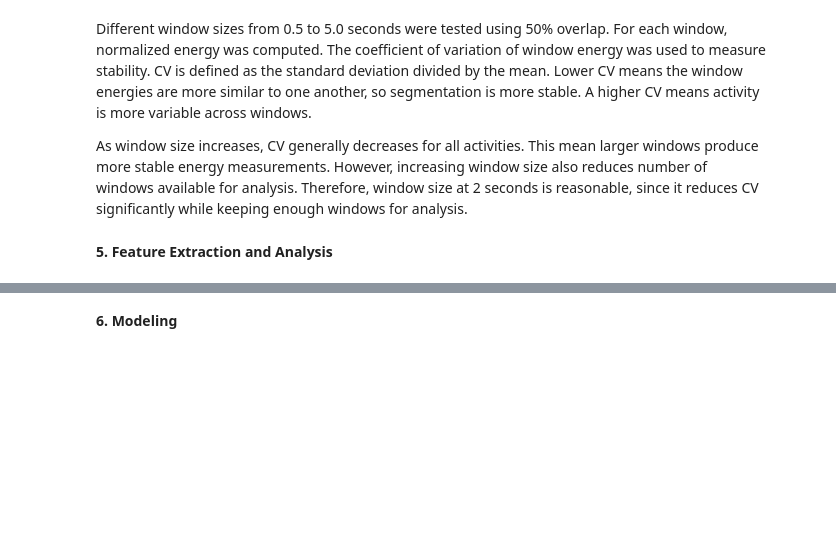
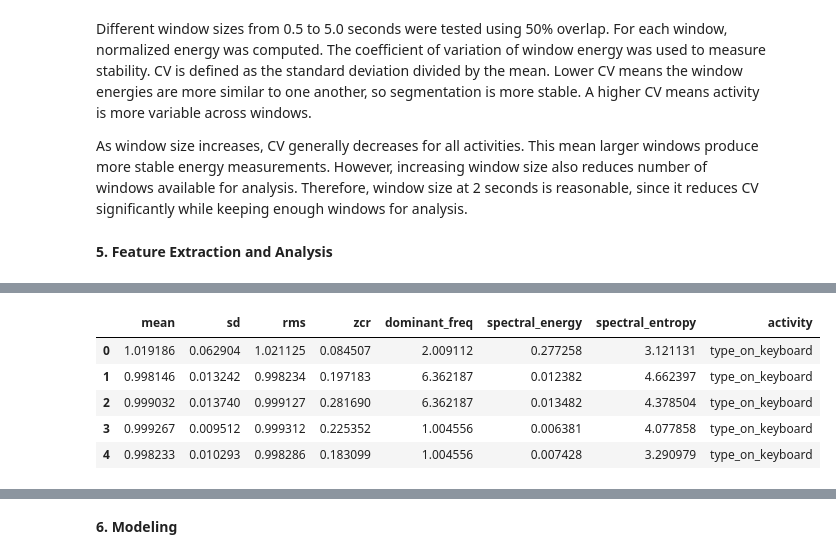
Before and after one commit to jaye311/CS156-Intro-To-AI-Project, a Jupyter notebook: main.ipynb, the cells around one changed output, grey strips where cells are left out. Saved outputs shown, nothing was run; the diff lists cells and outputs as text; code cells hidden in the pictures; blank space fills up the shorter version.

```diff
--- a/main.ipynb
+++ b/main.ipynb
@@ -288,3 +292,83 @@ Different window sizes from 0.5 to 5.0 seconds were tested using 50% overlap. Fo
 As window size increases, CV generally decreases for all activities. This mean larger windows produce more stable energy measurements. However, increasing window size also reduces number of windows available for analysis. Therefore, window size at 2 seconds is reasonable, since it reduces CV significantly while keeping enough windows for analysis.
 # %% [markdown]
 __5. Feature Extraction and Analysis__
+# %%
+from scipy.stats import entropy
+# Feature Extraction from 3-second windows
+WINDOW_SEC = 3.0
+OVERLAP = 0.5   # 50% overlap
+
+def zero_crossing_rate(x):
+    x = np.asarray(x)
+    x_centered = x - np.mean(x)   # center first so crossings are meaningful
+    signs = np.sign(x_centered)
+    signs[signs == 0] = 1
+    return np.mean(signs[:-1] != signs[1:])
+
+def spectral_entropy_from_power(power):
+    power = np.asarray(power, dtype=float)
+    power = power[power > 0]
+    if len(power) == 0:
+        return 0.0
+    p = power / power.sum()
+    return entropy(p, base=2)
+
+def extract_window_features(signal, fs):
+    signal = np.asarray(signal, dtype=float)
+
+    #time domain features
+    mean_val = np.mean(signal)
+    sd_val = np.std(signal)
+    rms_val = np.sqrt(np.mean(signal**2))
+    zcr_val = zero_crossing_rate(signal)
+
+    #frequency domain features
+    detrended = signal - np.mean(signal)
+    spectrum = np.fft.rfft(detrended)
+    freqs = np.fft.rfftfreq(len(detrended), d=1/fs)
+    power = np.abs(spectrum)**2
+
+    if len(power) > 1:
+        dominant_freq = freqs[1:][np.argmax(power[1:])]
+    else:
+        dominant_freq = 0.0
+
+    spectral_energy = np.sum(power) / len(power)
+    spectral_entropy = spectral_entropy_from_power(power)
+
+    return {
+        "mean": mean_val,
+        "sd": sd_val,
+        "rms": rms_val,
+        "zcr": zcr_val,
+        "dominant_freq": dominant_freq,
+        "spectral_energy": spectral_energy,
+        "spectral_entropy": spectral_entropy
+    }
+
+def build_feature_table(raw_data, window_sec=3.0, overlap=0.5):
+    feature_rows = []
+
+    for activity, df in raw_data.items():
+        fs = estimate_sampling_rate(df)
+        signal = df["mag_smooth"].values
+
+        window_size = int(window_sec * fs)
+        step_size = max(1, int(window_size * (1 - overlap)))
+
+        if len(signal) < window_size:
+            continue
+
+        for start in range(0, len(signal) - window_size + 1, step_size):
+            window = signal[start:start + window_size]
+            feats = extract_window_features(window, fs)
+            feats["activity"] = activity
+            feature_rows.append(feats)
+
+    return pd.DataFrame(feature_rows)
+
+feature_df = build_feature_table(raw_data, window_sec=WINDOW_SEC, overlap=OVERLAP)
+
+print("Feature table shape:", feature_df.shape)
+display(feature_df.head())
+# %% [output]
@@ -290,0 +376,6 @@ __5. Feature Extraction and Analysis__
+|  | mean | sd | rms | zcr | dominant_freq | spectral_energy | spectral_entropy | activity |
+| 0 | 1.019186 | 0.062904 | 1.021125 | 0.084507 | 2.009112 | 0.277258 | 3.121131 | type_on_keyboard |
+| 1 | 0.998146 | 0.013242 | 0.998234 | 0.197183 | 6.362187 | 0.012382 | 4.662397 | type_on_keyboard |
+| 2 | 0.999032 | 0.013740 | 0.999127 | 0.281690 | 6.362187 | 0.013482 | 4.378504 | type_on_keyboard |
+| 3 | 0.999267 | 0.009512 | 0.999312 | 0.225352 | 1.004556 | 0.006381 | 4.077858 | type_on_keyboard |
+| 4 | 0.998233 | 0.010293 | 0.998286 | 0.183099 | 1.004556 | 0.007428 | 3.290979 | type_on_keyboard |
```
Also changed, not shown: parts of 9 cells of this notebook.
